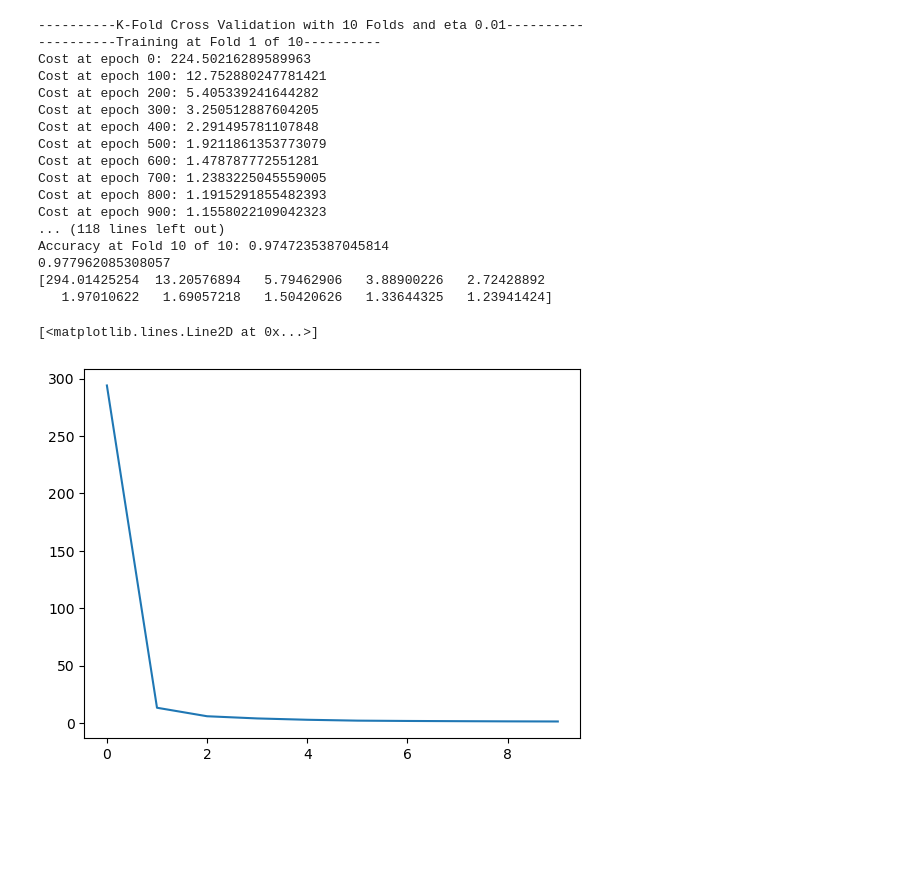
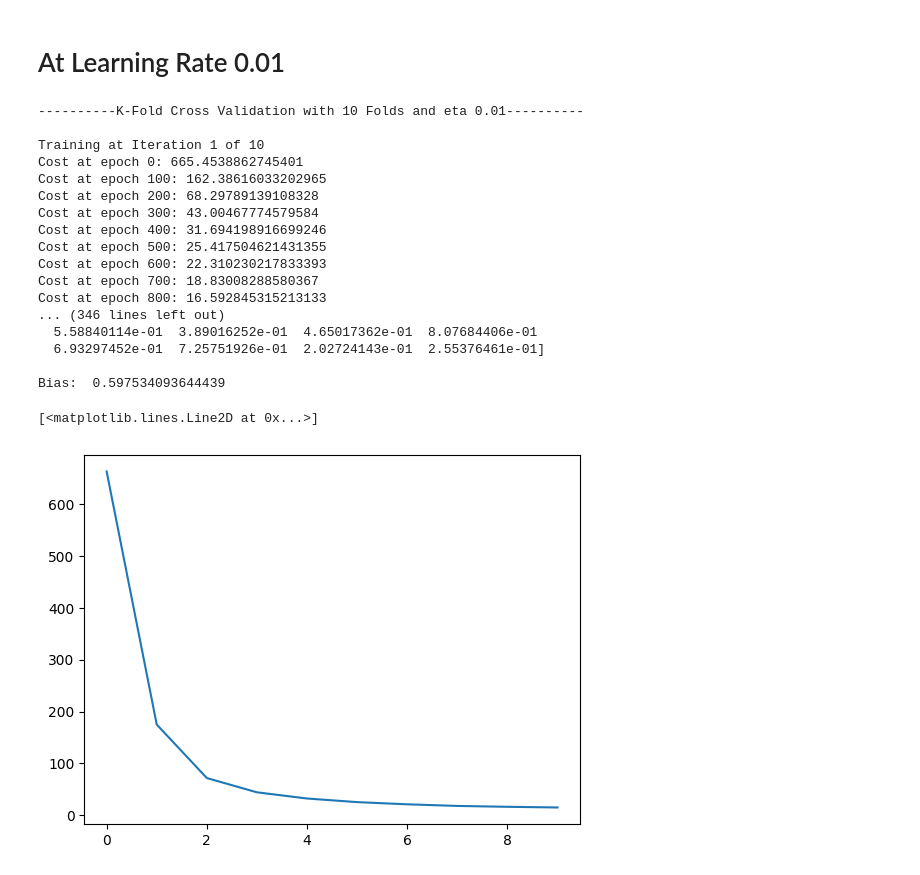
Before and after one commit to MH0386/logistic_regression, a Jupyter notebook: logistic_regression.ipynb, the cells around one changed output. Cells and saved outputs as stored; diff of their text form; code cells hidden in the pictures; blank space fills up the shorter version.

```diff
--- a/logistic_regression.ipynb
+++ b/logistic_regression.ipynb
@@ -75,30 +109,29 @@ xTrain = standardize(xTrain)
+# %% [markdown]
+# At Learning Rate 0.01
 # %%
-k = 10
 print(f"----------K-Fold Cross Validation with {k} Folds and eta 0.01----------")
-average_accuracy, c = k_fold_cross_validation(xTrain, yTrain, k, 0.01, 1000)
-print(average_accuracy)
-print(c)
+average_accuracy, c, w, b = k_fold_cross_validation(xTrain, yTrain, k, 0.01, iterations)
+print("\nAverage Accuracy: ", average_accuracy)
+print("\nWeights: ", w)
+print("\nBias: ", b)
+plt(c)
 # %% [output]
 ----------K-Fold Cross Validation with 10 Folds and eta 0.01----------
-----------Training at Fold 1 of 10----------
-Cost at epoch 0: 224.50216289589963
-Cost at epoch 100: 12.752880247781421
-Cost at epoch 200: 5.405339241644282
-Cost at epoch 300: 3.250512887604205
-Cost at epoch 400: 2.291495781107848
-Cost at epoch 500: 1.9211861353773079
-Cost at epoch 600: 1.478787772551281
-Cost at epoch 700: 1.2383225045559005
-Cost at epoch 800: 1.1915291855482393
-Cost at epoch 900: 1.1558022109042323
-... (118 lines left out)
-Accuracy at Fold 10 of 10: 0.9747235387045814
-0.977962085308057
-[294.01425254  13.20576894   5.79462906   3.88900226   2.72428892
-   1.97010622   1.69057218   1.50420626   1.33644325   1.23941424]
+
+Training at Iteration 1 of 10
+Cost at epoch 0: 665.4538862745401
+Cost at epoch 100: 162.38616033202965
+Cost at epoch 200: 68.29789139108328
+Cost at epoch 300: 43.00467774579584
+Cost at epoch 400: 31.694198916699246
+Cost at epoch 500: 25.417504621431355
+Cost at epoch 600: 22.310230217833393
+Cost at epoch 700: 18.83008288580367
+Cost at epoch 800: 16.592845315213133
+... (346 lines left out)
+  5.58840114e-01  3.89016252e-01  4.65017362e-01  8.07684406e-01
+  6.93297452e-01  7.25751926e-01  2.02724143e-01  2.55376461e-01]
+
+Bias:  0.597534093644439
+[<matplotlib.lines.Line2D at 0x...>]
+[figure, added]
-# %%
-#graph the cost
-plt(c)
-# %% [output]
-[<matplotlib.lines.Line2D at 0x...>]
-[figure, removed]
```
Also changed, not shown: parts of 14 cells of this notebook.
